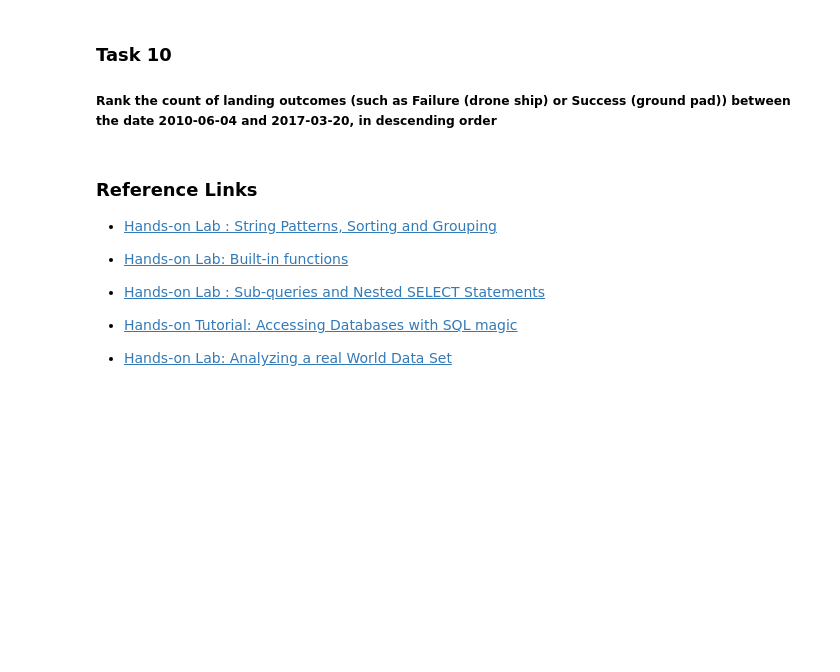
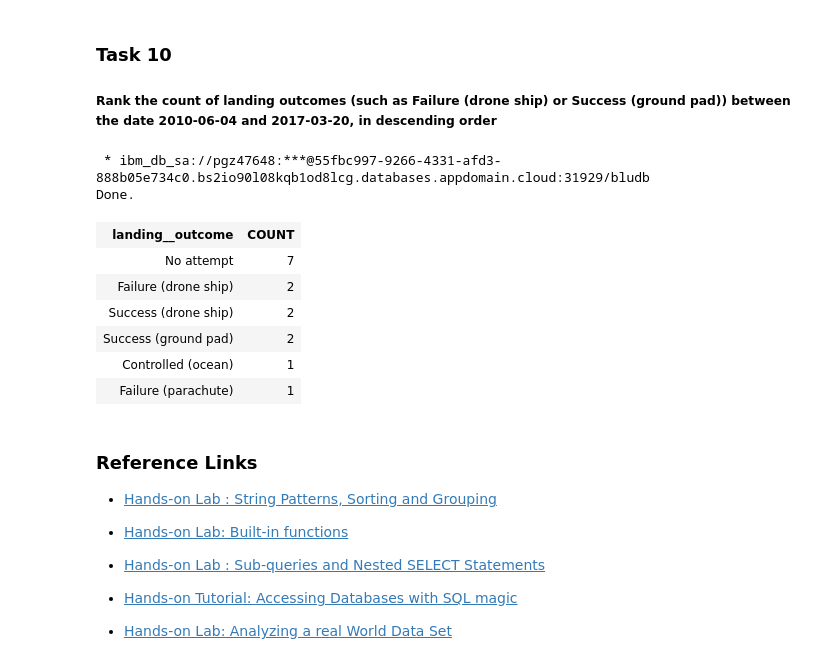
Before and after one commit to Leocadion/IBM-Data-Science-Final-Project, a Jupyter notebook: jupyter-labs-eda-sql-coursera.ipynb, the cells around one changed output. Drawn from its saved outputs; the diff is of its cells as text; code cells hidden in the pictures; blank space fills up the shorter version.

```diff
--- a/jupyter-labs-eda-sql-coursera.ipynb
+++ b/jupyter-labs-eda-sql-coursera.ipynb
@@ -129,6 +239,22 @@ Now write and execute SQL queries to solve the assignment tasks.
 ### Task 10
 
 ##### Rank the count of landing outcomes (such as Failure (drone ship) or Success (ground pad)) between the date 2010-06-04 and 2017-03-20, in descending order
+# %%
+%%sql
+SELECT landing__outcome, COUNT(landing__outcome) as count from spacex
+WHERE date > '2010-06-04' and date < '2017-03-20'
+GROUP BY landing__outcome
+ORDER BY count DESC
+# %% [output]
+ * ibm_db_sa://pgz47648:***@55fbc997-9266-4331-afd3-888b05e734c0.bs2io90l08kqb1od8lcg.databases.appdomain.cloud:31929/bludb
+Done.
+| landing__outcome | COUNT |
+| No attempt | 7 |
+| Failure (drone ship) | 2 |
+| Success (drone ship) | 2 |
+| Success (ground pad) | 2 |
+| Controlled (ocean) | 1 |
+| Failure (parachute) | 1 |
 # %% [markdown]
 ### Reference Links
 
```
Also changed, not shown: parts of 12 cells of this notebook, 8 other files.
